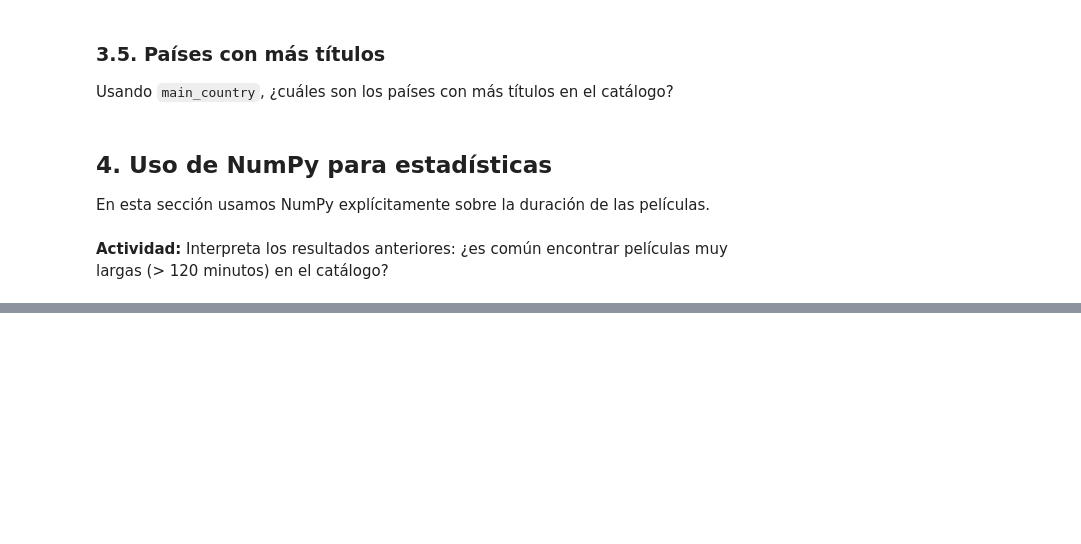
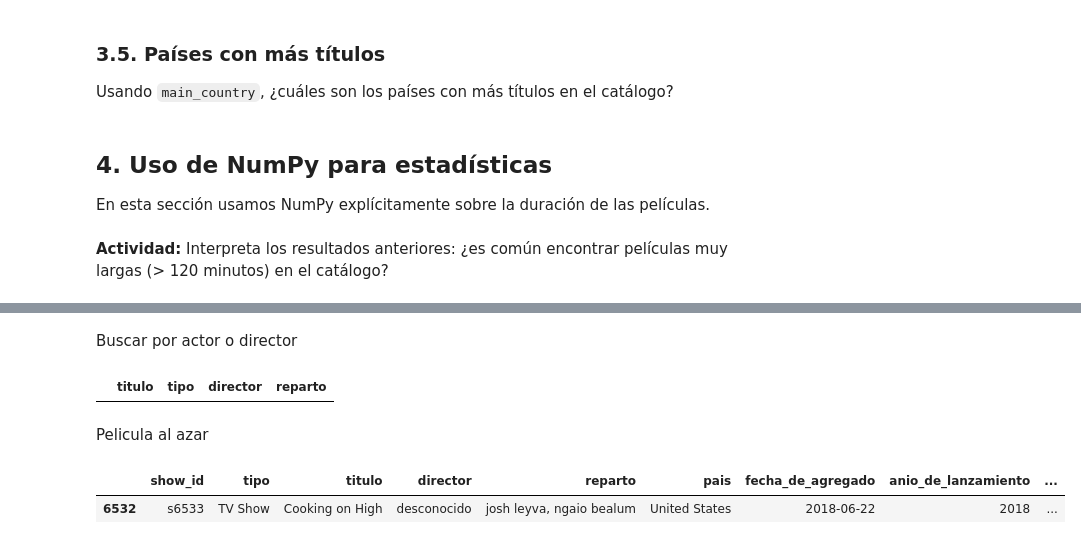
Before and after one commit to DUBLAX2045/NetflixData, a Jupyter notebook: netflix_eda_clase.ipynb, the cells around one changed output, grey strips where cells are left out. Cells and saved outputs as stored; diff of their text form; code cells hidden in the pictures; blank space fills up the shorter version.

```diff
--- a/netflix_eda_clase.ipynb
+++ b/netflix_eda_clase.ipynb
@@ -554,0 +580,24 @@ Escribe un breve resumen (5–8 frases) donde respondas, en lenguaje natural, a
+# %%
+df['reparto'] = df['reparto'].str.lower()
+df['director'] = df['director'].str.lower()
+# %% [markdown]
+Buscar por actor o director
+# %%
+#eleccionps=input("Ingrese pelicula o serie")
+
+def buscar_por_actor_o_director(nombre):
+    nombre = nombre.lower()
+    return df.loc[(df['reparto'].str.contains(nombre, na=False)) | (df['director'].str.contains(nombre, na=False)), ['titulo', 'tipo', 'director', 'reparto']]
+
+buscar_por_actor_o_director(input("Ingrese actor o director"))
+# %% [output]
+|  | titulo | tipo | director | reparto |
+# %% [markdown]
+Pelicula al azar
+# %%
+def peliculas_al_azar(n):
+    return df.sample(n)
+peliculas_al_azar(1)
+# %% [output]
+|  | show_id | tipo | titulo | director | reparto | pais | fecha_de_agregado | anio_de_lanzamiento | ... |
+| 6532 | s6533 | TV Show | Cooking on High | desconocido | josh leyva, ngaio bealum | United States | 2018-06-22 | 2018 | ... |
```
Also changed, not shown: parts of 11 cells of this notebook.
